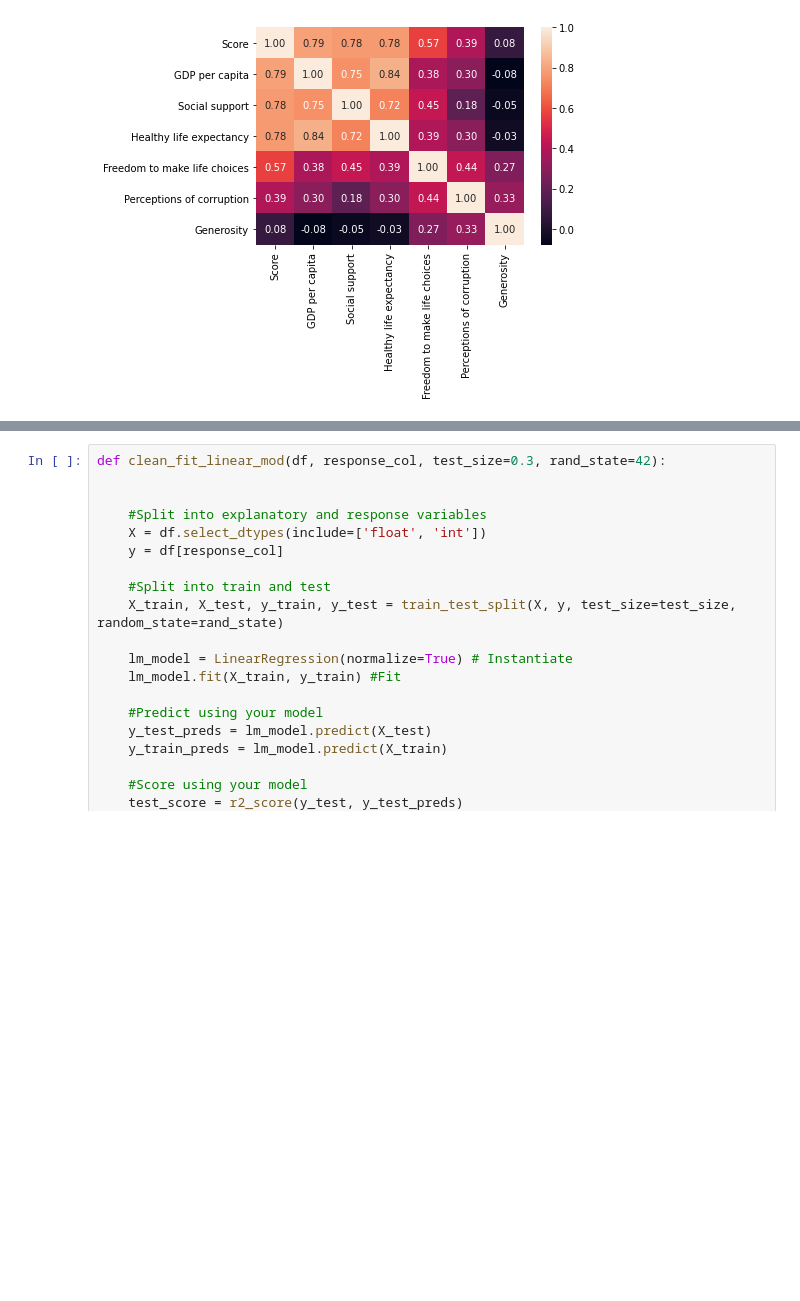
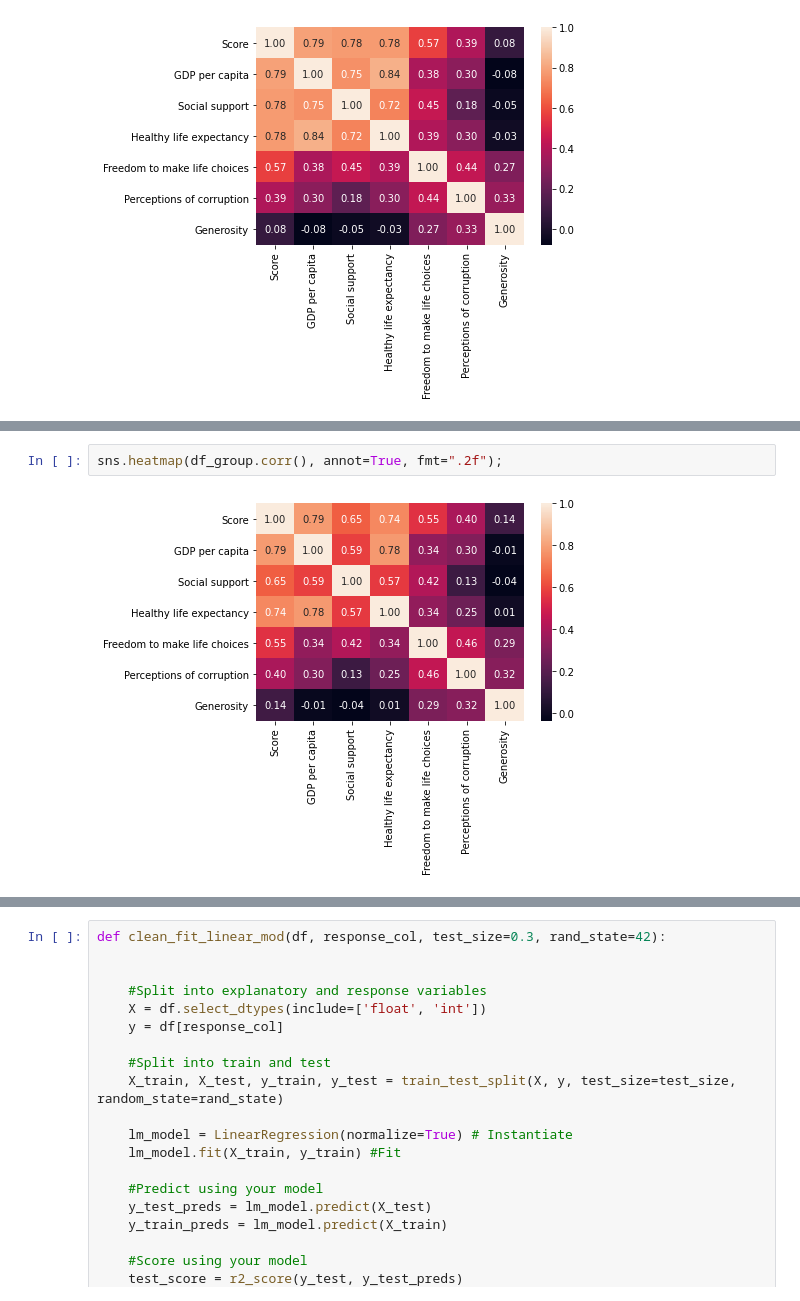
Before and after one commit to PhilSeim3/DataScienceBlog, a Jupyter notebook: Data Science Blog Workings - Happiness Index.ipynb, the cells around one changed output, grey strips where cells are left out. Cells and saved outputs as stored; diff of their text form; blank space fills up the shorter version.

```diff
--- a/Data Science Blog Workings - Happiness Index.ipynb
+++ b/Data Science Blog Workings - Happiness Index.ipynb
@@ -299,0 +342,4 @@ display(df_2019_clean.describe())
+# %%
+sns.heatmap(df_group.corr(), annot=True, fmt=".2f");
+# %% [output]
+[figure, added]
```
Also changed, not shown: parts of 31 cells of this notebook.
